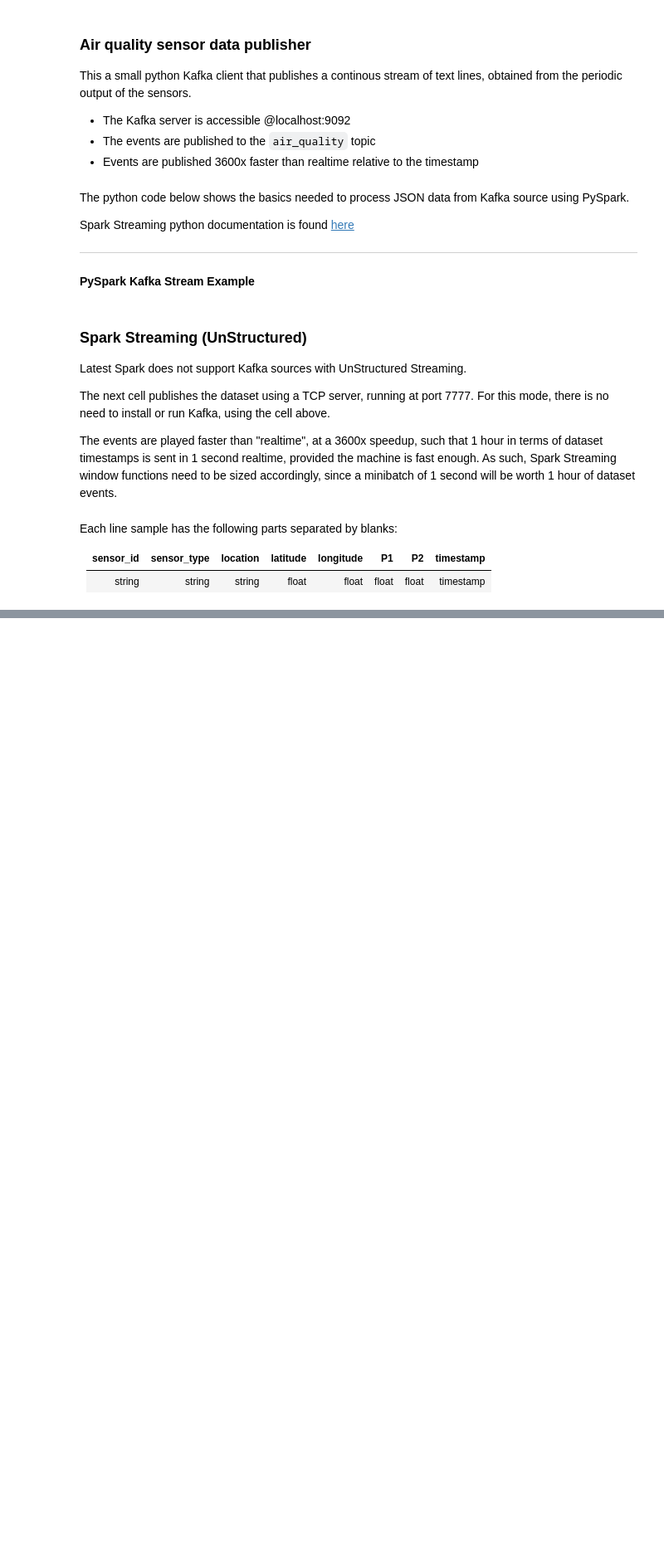
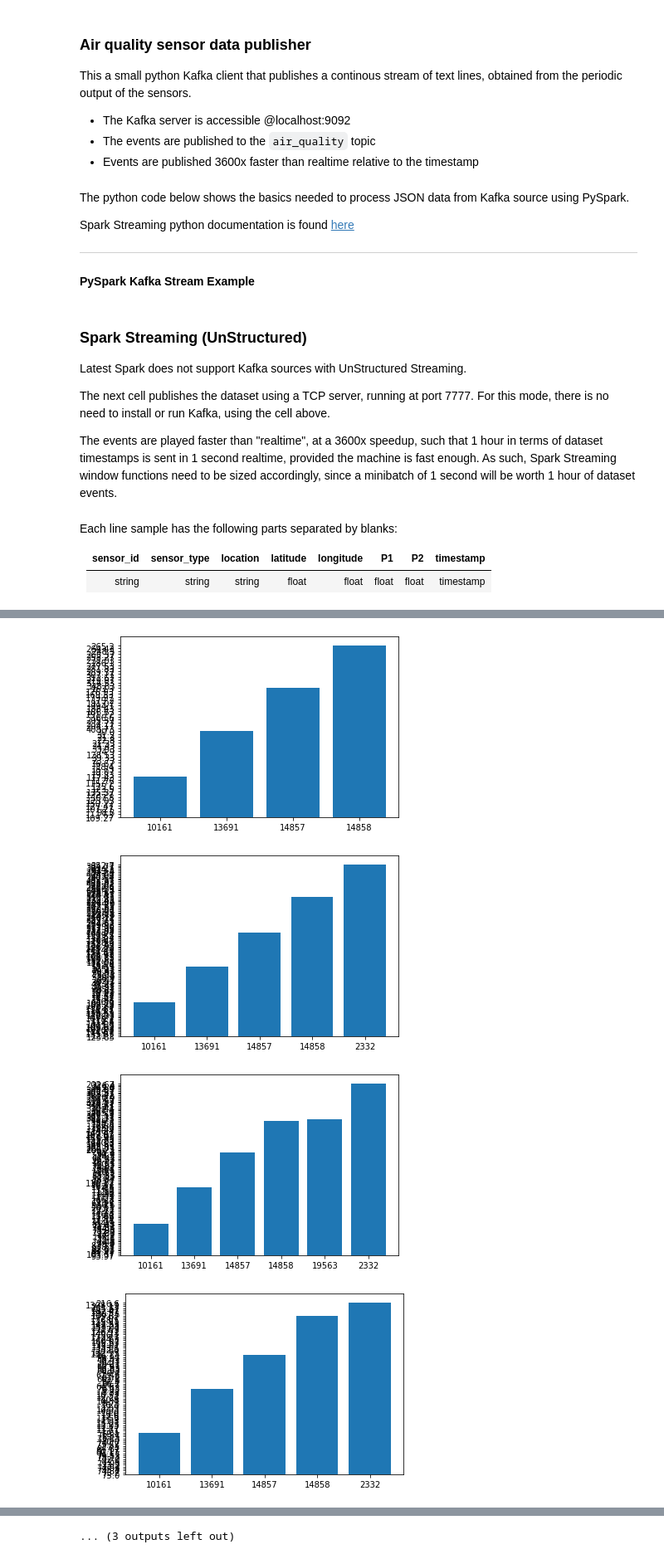
Before and after one commit to vinagoros/dv_streamprocessing, a Jupyter notebook: tp1/ps2022_tp1.ipynb, the cells around one changed output, grey strips where cells are left out. Shown: that part at 83% size. Drawn from its saved outputs; the diff is of its cells as text; code cells hidden in the pictures; blank space fills up the shorter version.

```diff
--- a/tp1/ps2022_tp1.ipynb
+++ b/tp1/ps2022_tp1.ipynb
@@ -339,0 +330,51 @@ Time: 2022-04-28 16:10:40
+# %%
+#@title 3.Can you show any daily and/or weekly patterns to air quality?;
+
+from pyspark import SparkContext
+from pyspark.sql import SparkSession
+from pyspark.streaming import StreamingContext
+from matplotlib import pyplot as plt
+import numpy as np
+
+
+def plot_rdd(rdd):
+  sorted_rdd = rdd.sortBy(lambda keyvalue : keyvalue[0])
+  a = np.array(sorted_rdd.collect())
+  b = a[:,2]
+  a = a[:,0]
+  plt.bar(a,b)
+  plt.show()
+
+def histogram_rdd(rdd):
+  rdd.histogram(6)
+
+
+
+spark = SparkSession \
+    .builder \
+    .appName('Kafka Spark UnStructured Streaming Example') \
+    .config('spark.jars.packages', 'org.apache.spark:spark-sql-kafka-0-10_2.12:3.2.1') \
+    .getOrCreate()
+
+
+try:
+  ssc = StreamingContext(spark.sparkContext, 1)
+  lines = ssc.socketTextStream('localhost', 7777)
+  lines = lines.window(1,1).filter(lambda line: len(line)>0) \
+    .map(lambda filtered_line : filtered_line.split(" ")) \
+    .map(lambda split_line : (split_line[2],split_line[7][0:9],float(split_line[5]),float(split_line[6]))) \
+    .foreachRDD(plot_rdd)
+
+  ssc.start()
+  ssc.awaitTermination(49)
+
+except Exception as err:
+  print(err)
+
+ssc.stop()
+spark.stop()
+# %% [output]
+[figure, added]
+[figure, added]
+[figure, added]
+[figure, added]
@@ -339,0 +389 @@ Time: 2022-04-28 16:10:40
+... (3 outputs left out)
```
Also changed, not shown: parts of 3 cells of this notebook.
